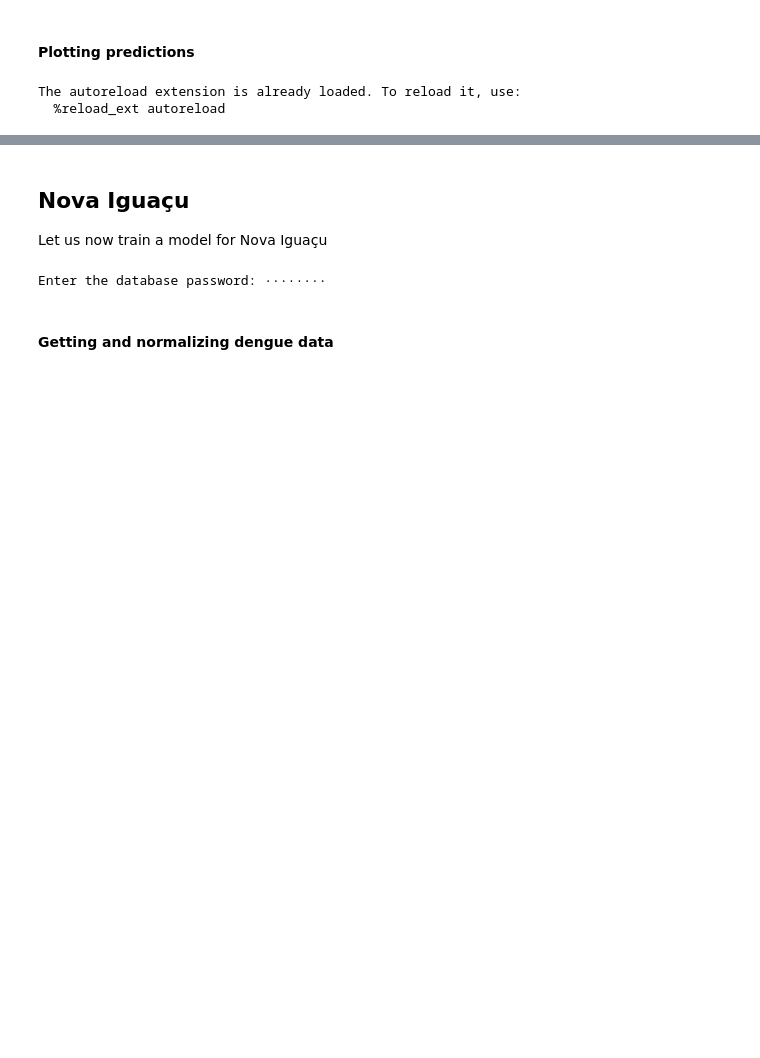
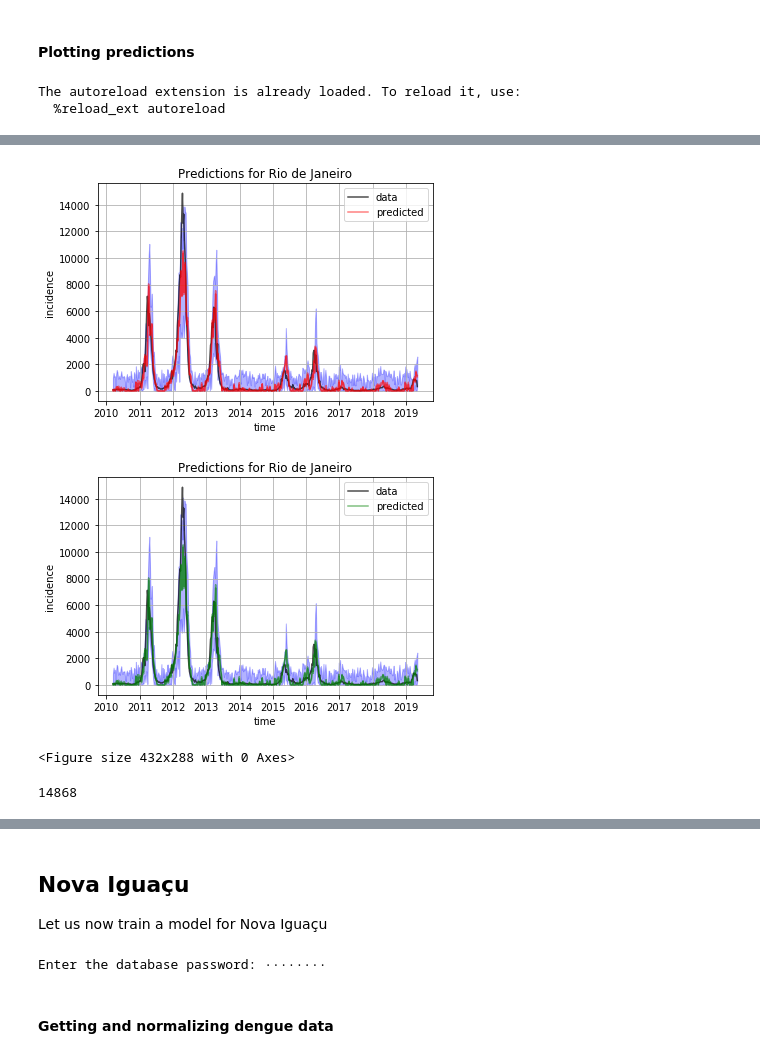
Before and after one commit to linneuholanda/InfoDenguePredict, a Jupyter notebook: Notebooks/Running LSTM models.ipynb, the cells around one changed output, grey strips where cells are left out. Cells and saved outputs as stored; diff of their text form; code cells hidden in the pictures; blank space fills up the shorter version.

```diff
--- a/Notebooks/Running LSTM models.ipynb
+++ b/Notebooks/Running LSTM models.ipynb
@@ -328,8 +313,14 @@ array([[[-0.        , -0.        , -0.        , ..., -0.        ,
 # %%
-n_predictions=10
+n_shots=10
+#batch_size=478
+hidden=4
+features=7
+predict_n=2
+look_back=10
+batch_size=477
 Xdata = np.concatenate((X_train,X_test))
-predicted = predict_with_dropout(model,Xdata,n_predictions,hidden=4,features=7,predict_n=1,look_back=10,\
-                         batch_size=478)
+predicted = predict_with_dropout(model,Xdata,n_shots,hidden,features,predict_n,look_back,\
+                         batch_size)
 Ydata = np.concatenate((y_train,y_test))
 index = data.index
 # %% [output]
@@ -397,0 +410,23 @@ Ydata.shape
+# %%
+%%time
+#y_pred_train = model.predict(X_train,batch_size=1)
+#y_pred_test = model.predict(X_test,batch_size=1)
+#predicted = np.concatenate((y_pred_train,y_pred_test))
+#Xdata = np.concatenate((X_train,X_test))
+#predicted = predict_with_dropout(model,Xdata,n_predictions,batch_size=1)
+#Ydata = np.concatenate((y_train,y_test))
+#index = data.index
+#index = data.index[:]
+label="Rio de Janeiro"
+predict_n=2
+factor=cluster_rj.loc[:,'casos_3304557'].max()
+#split_point = int(len(indice)*0.5)
+ratio = 0.5
+look_back =10
+#plot_n = 2
+color_preds = ["red","green"]
+for plot_n, color_pred in enumerate(color_preds):
+    plot_predicted_vs_data(predicted, Ydata, index, label, ratio, factor,look_back,
+                          predict_n,plot_n,color_pred)
+    plt.figure()
+# %% [output]
@@ -397,0 +435,7 @@ Ydata.shape
+[figure, added]
+[figure, added]
+<Figure size 432x288 with 0 Axes>
+# %%
+factor
+# %% [output]
+14868
```
Also changed, not shown: parts of 41 cells of this notebook, 5 other files.
